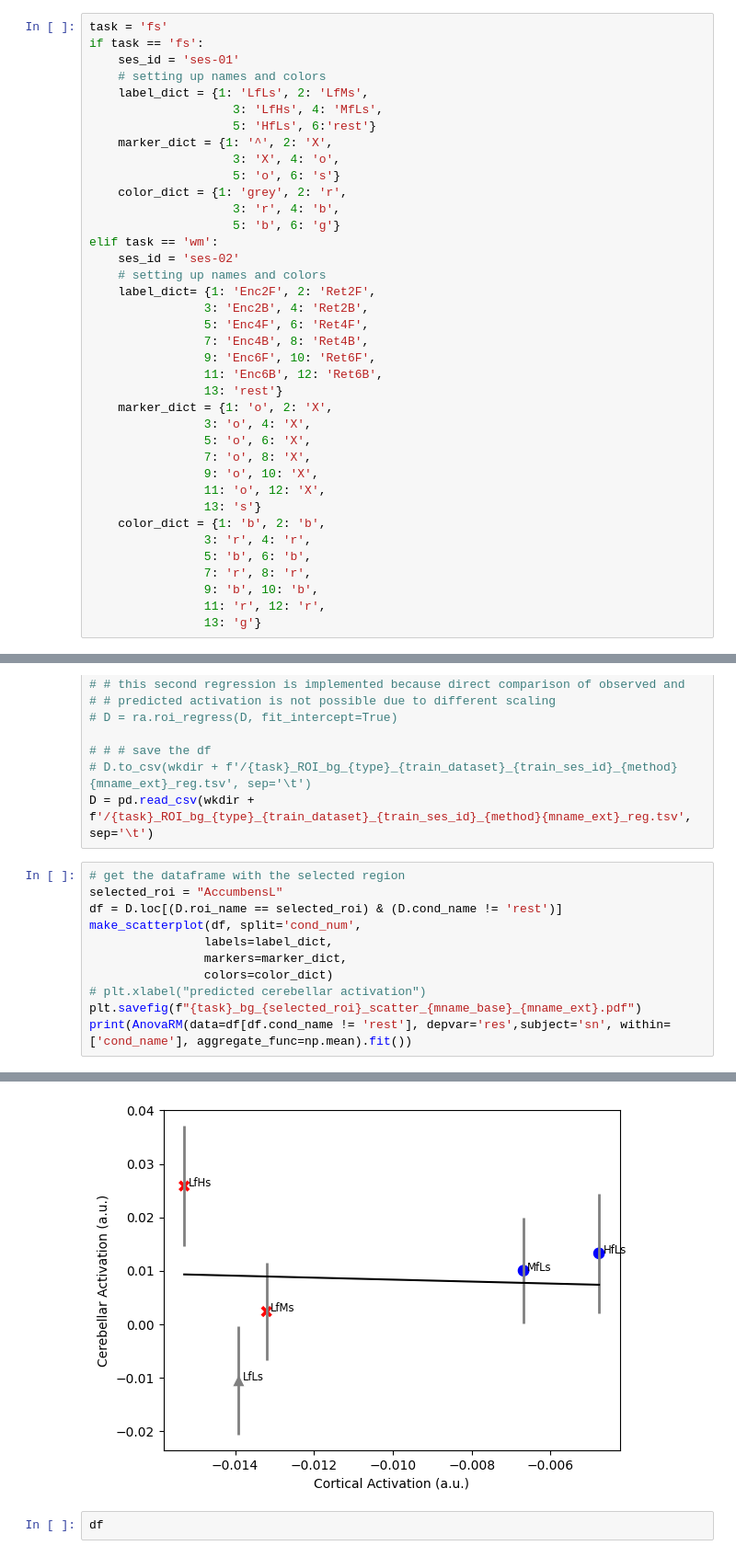
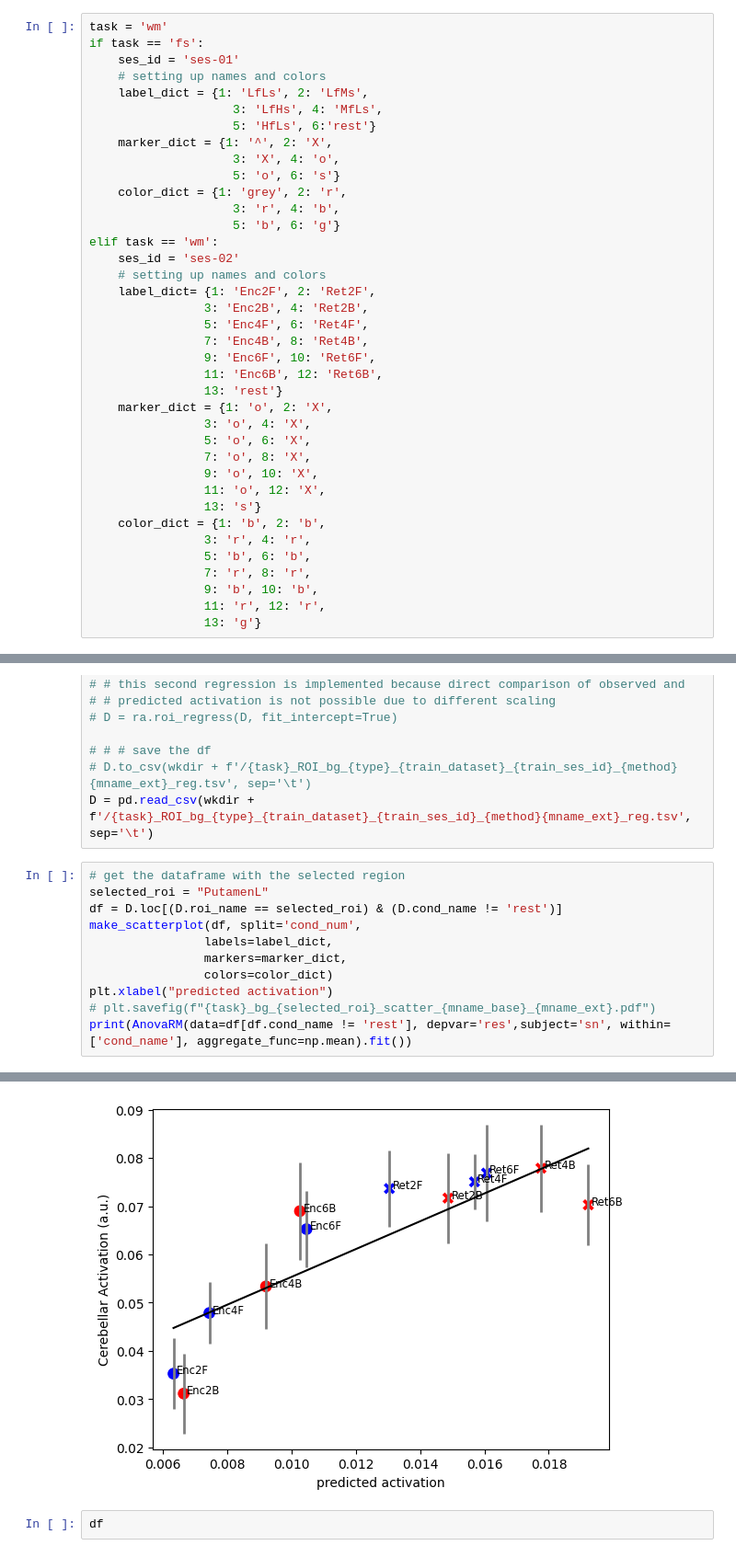
Before and after one commit to lshahsha/bg_conn_sr, a Jupyter notebook: notebooks/bg_sel_rec_wmfs.ipynb, the cells around one changed output, grey strips where cells are left out. Shown: that part at 92% size. Cells and saved outputs as stored; diff of their text form.

Commit message:
updated scatterplots

```diff
--- a/notebooks/bg_sel_rec_wmfs.ipynb
+++ b/notebooks/bg_sel_rec_wmfs.ipynb
@@ -24,7 +24,7 @@ if not Path(wkdir).exists():
 if not Path(wkdir).exists():
     wkdir = '/Volumes/diedrichsen_data$/data/Cerebellum/CerebellumWorkingMemory/selective_recruit'
 # %%
-task = 'fs'
+task = 'wm'
 if task == 'fs':
     ses_id = 'ses-01'
     # setting up names and colors
@@ -104,13 +104,13 @@ space = 'MNI152NLin6Asym'
 D = pd.read_csv(wkdir + f'/{task}_ROI_bg_{type}_{train_dataset}_{train_ses_id}_{method}{mname_ext}_reg.tsv', sep='\t')
 # %%
 # get the dataframe with the selected region
-selected_roi = "AccumbensL"
+selected_roi = "PutamenL"
 df = D.loc[(D.roi_name == selected_roi) & (D.cond_name != 'rest')]
 make_scatterplot(df, split='cond_num',
                 labels=label_dict,
                 markers=marker_dict,
                 colors=color_dict)
-# plt.xlabel("predicted cerebellar activation")
-plt.savefig(f"{task}_bg_{selected_roi}_scatter_{mname_base}_{mname_ext}.pdf")
+plt.xlabel("predicted activation")
+# plt.savefig(f"{task}_bg_{selected_roi}_scatter_{mname_base}_{mname_ext}.pdf")
 print(AnovaRM(data=df[df.cond_name != 'rest'], depvar='res',subject='sn', within=['cond_name'], aggregate_func=np.mean).fit())
 # %% [output]
@@ -123,3 +123,3 @@ cond_name  7.9647 4.0000 60.0000 0.0000
-[figure, old version]
+[figure, new version]
 # %%
 df
```
Also changed, not shown: parts of 1 cell of this notebook, 1 other file.
